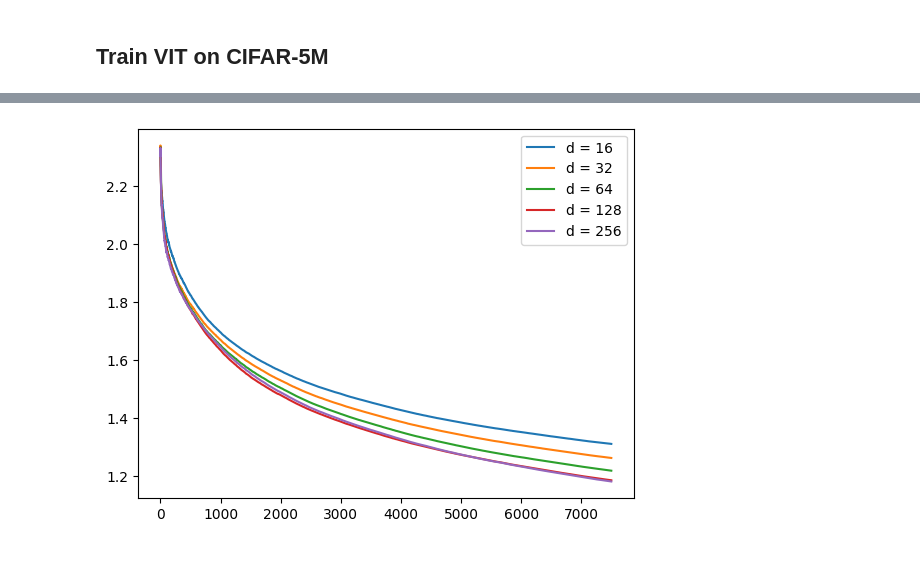
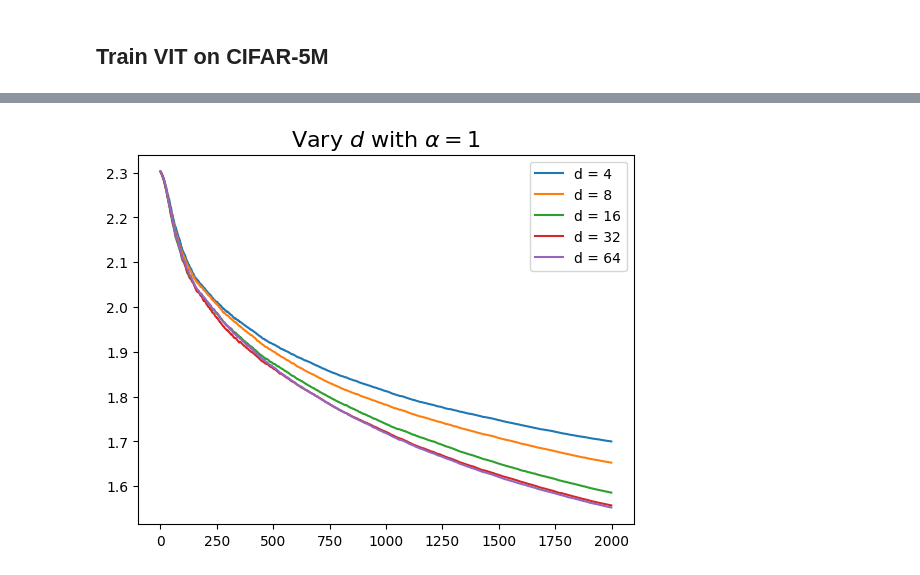
Before and after one commit to Pehlevan-Group/inf_transformer_limits, a Jupyter notebook: learn_gates_scaling.ipynb, the cells around one changed output, grey strips where cells are left out. Saved outputs shown, nothing was run; the diff lists cells and outputs as text; code cells hidden in the pictures.

```diff
--- a/learn_gates_scaling.ipynb
+++ b/learn_gates_scaling.ipynb
@@ -97,29 +120,3 @@ print(X.shape)
 # %% [output]
 (1000448,)
 (1000448, 32, 32, 3)
-# %%
-
-X = X - X.mean()
-X = X / X.std()
-# %%
-x = X[0]
-
-X = X - X.mean()
-X = X / X.std()
-
-plt.imshow(x)
-plt.show()
-
-new_split = jnp.split(x, 4, axis = 1 ) # patch x dim x (patch'*dim) x c
-
-plt.figure()
-for i, split in enumerate(new_split):
-    plt.subplot(1,4,i+1)
-    plt.imshow(split)
-plt.show()
-
-print(jnp.array(new_split).shape)
-split_arr = jnp.array(new_split).transpose((0,2,1,3) ) # patch x dim x (patch' * dim') x channel
-
-split_final = jnp.array( jnp.split(split_arr, 2, axis = 2) ) # patch' x patch x dim x dim' x channel
-print(split_final.shape)
@@ -201,18 +231,22 @@ plt.show()
 # %%
-dimvals = [16,32,64,128, 256]
-depth = 2
-heads = 3
+dimvals = [4, 8, 16, 32, 64]
+depth = 6
+heads = 4
+patch_size = 4
+scale_exp = 1.0
 
-T = 7500
-lr = 2.5
+T = 2000
+lr = 0.2
+gamma = 1.0
+batch = 128
 
 opt_args = ( T, batch, gamma, lr )
 
 all_losses = []
 for i, dim in enumerate(dimvals):
-    param_args = (dim, heads, depth, patch_size)
+    param_args = (dim, heads, depth, patch_size, scale_exp)
     print(" ")
     print(f"dim = {dim}")
-    losses = train_model(param_args, opt_args)
+    losses = train_model(param_args, opt_args, (X, y))
     all_losses += [losses]
 # %% [output]
@@ -229,7 +263,8 @@ dim = 256
 # %%
 for i, loss in enumerate(all_losses):
     plt.plot(loss, label = f'd = {dimvals[i]}')
 plt.legend()
+plt.title(r'Vary $d$ with $\alpha = 1$',fontsize = 16)
 plt.show()
 # %% [output]
-[figure, old version]
+[figure, new version]
```
Also changed, not shown: parts of 33 cells of this notebook, 3 other files.
